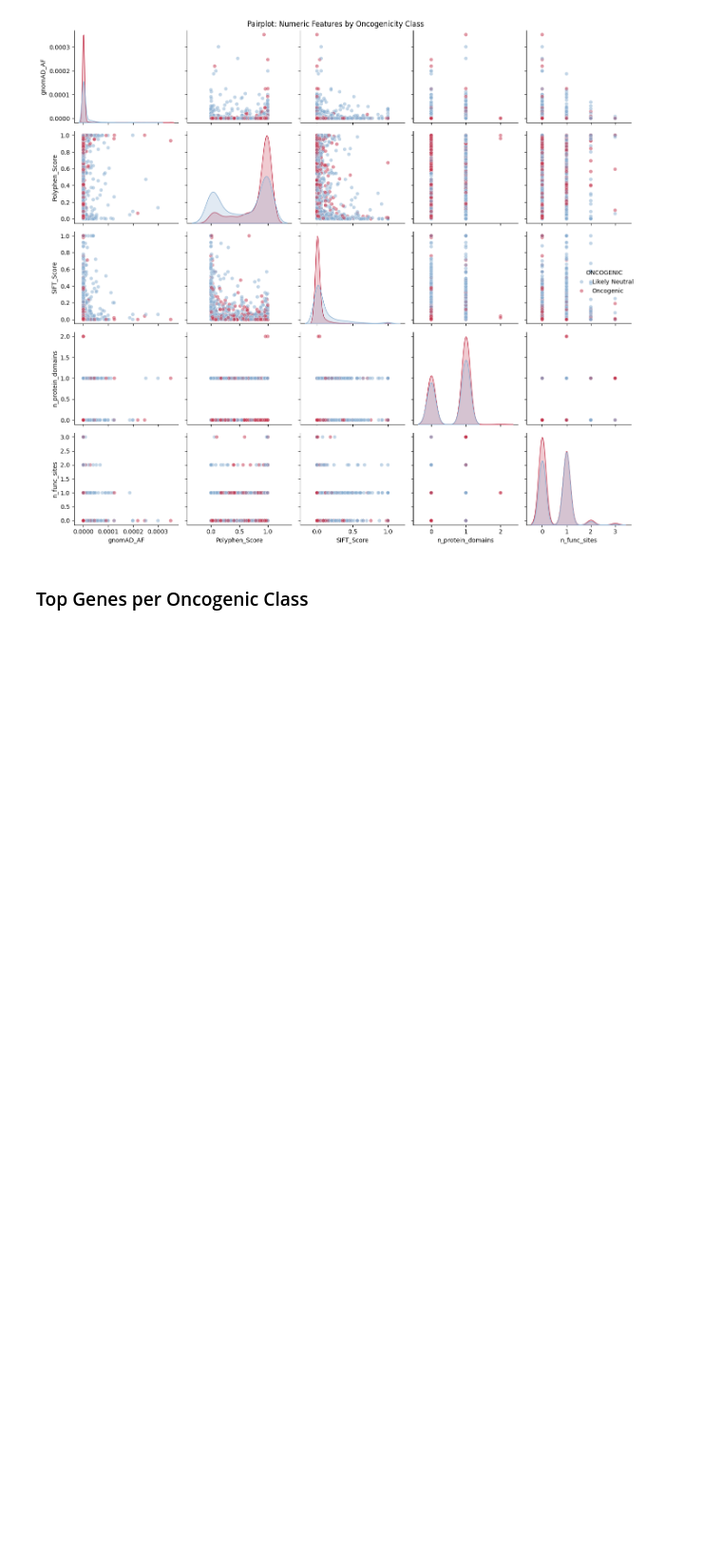
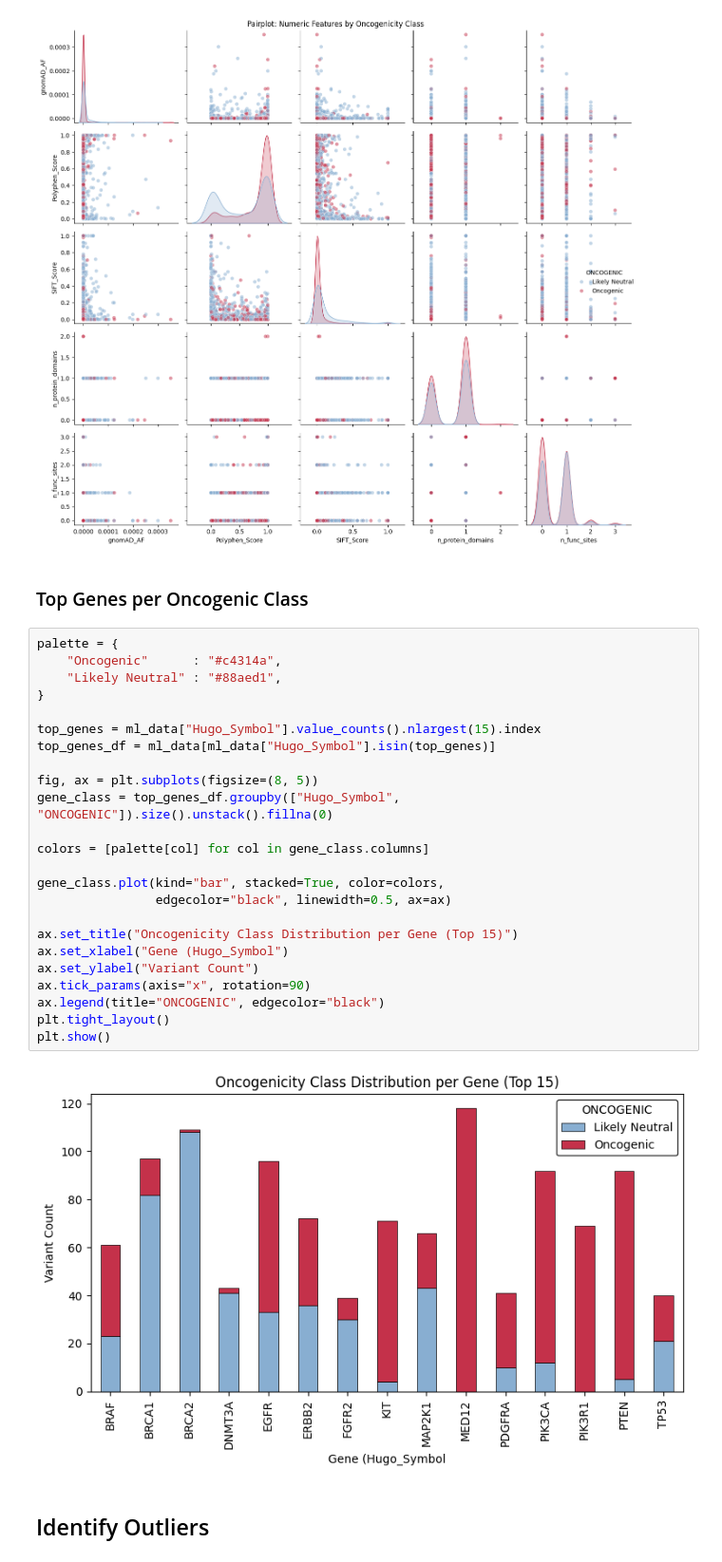
Before and after one commit to anekleiven/machine_learning_pipeline, a Jupyter notebook: 02_Exploratory_Analysis.ipynb, the cells around one changed output. Shown at 95% size. Saved outputs shown, nothing was run; the diff lists cells and outputs as text; blank space fills up the shorter version.

Commit message:
exploratory plotting ML

```diff
--- a/02_Exploratory_Analysis.ipynb
+++ b/02_Exploratory_Analysis.ipynb
@@ -364,3 +364,31 @@ plt.show()
 [figure]
 # %% [markdown]
 ### Top Genes per Oncogenic Class
+# %%
+palette = {
+    "Oncogenic"      : "#c4314a",
+    "Likely Neutral" : "#88aed1",
+}
+
+top_genes = ml_data["Hugo_Symbol"].value_counts().nlargest(15).index
+top_genes_df = ml_data[ml_data["Hugo_Symbol"].isin(top_genes)]
+
+fig, ax = plt.subplots(figsize=(8, 5))
+gene_class = top_genes_df.groupby(["Hugo_Symbol", "ONCOGENIC"]).size().unstack().fillna(0)
+
+colors = [palette[col] for col in gene_class.columns]
+
+gene_class.plot(kind="bar", stacked=True, color=colors,
+                edgecolor="black", linewidth=0.5, ax=ax)
+
+ax.set_title("Oncogenicity Class Distribution per Gene (Top 15)")
+ax.set_xlabel("Gene (Hugo_Symbol")
+ax.set_ylabel("Variant Count")
+ax.tick_params(axis="x", rotation=90)
+ax.legend(title="ONCOGENIC", edgecolor="black")
+plt.tight_layout()
+plt.show()
+# %% [output]
+[figure, added]
+# %% [markdown]
+## Identify Outliers
```
Also changed, not shown: 1 other file.
